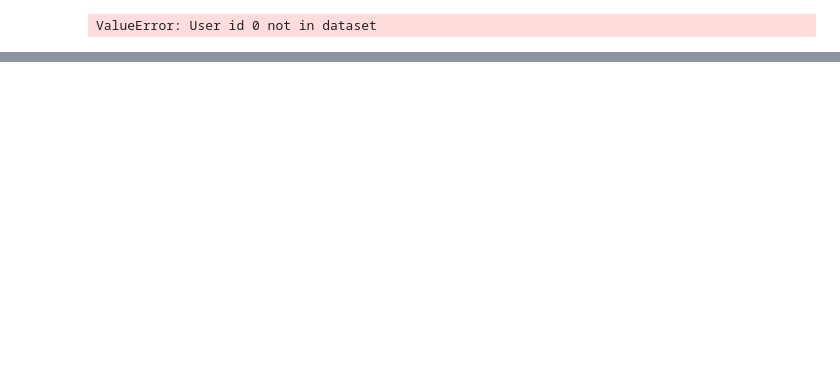
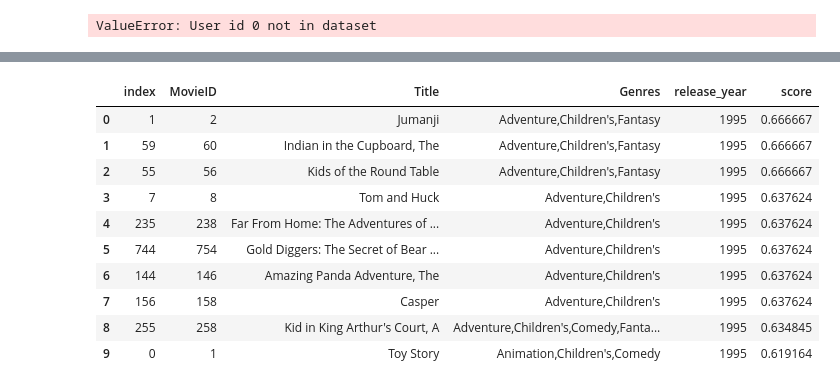
Before and after one commit to winterlovet44/capstone-recommend, a Jupyter notebook: notebooks/app_test.ipynb, the cells around one changed output, grey strips where cells are left out. Cells and saved outputs as stored; diff of their text form; code cells hidden in the pictures; blank space fills up the shorter version.

```diff
--- a/notebooks/app_test.ipynb
+++ b/notebooks/app_test.ipynb
@@ -100,0 +117,14 @@ get_res_result(2)
+# %%
+parse_cb_result(cb, 2)
+# %% [output]
+|  | index | MovieID | Title | Genres | release_year | score |
+| 0 | 1 | 2 | Jumanji | Adventure,Children's,Fantasy | 1995 | 0.666667 |
+| 1 | 59 | 60 | Indian in the Cupboard, The | Adventure,Children's,Fantasy | 1995 | 0.666667 |
+| 2 | 55 | 56 | Kids of the Round Table | Adventure,Children's,Fantasy | 1995 | 0.666667 |
+| 3 | 7 | 8 | Tom and Huck | Adventure,Children's | 1995 | 0.637624 |
+| 4 | 235 | 238 | Far From Home: The Adventures of ... | Adventure,Children's | 1995 | 0.637624 |
+| 5 | 744 | 754 | Gold Diggers: The Secret of Bear ... | Adventure,Children's | 1995 | 0.637624 |
+| 6 | 144 | 146 | Amazing Panda Adventure, The | Adventure,Children's | 1995 | 0.637624 |
+| 7 | 156 | 158 | Casper | Adventure,Children's | 1995 | 0.637624 |
+| 8 | 255 | 258 | Kid in King Arthur's Court, A | Adventure,Children's,Comedy,Fanta... | 1995 | 0.634845 |
+| 9 | 0 | 1 | Toy Story | Animation,Children's,Comedy | 1995 | 0.619164 |
```
Also changed, not shown: parts of 14 cells of this notebook, 1 other file.
